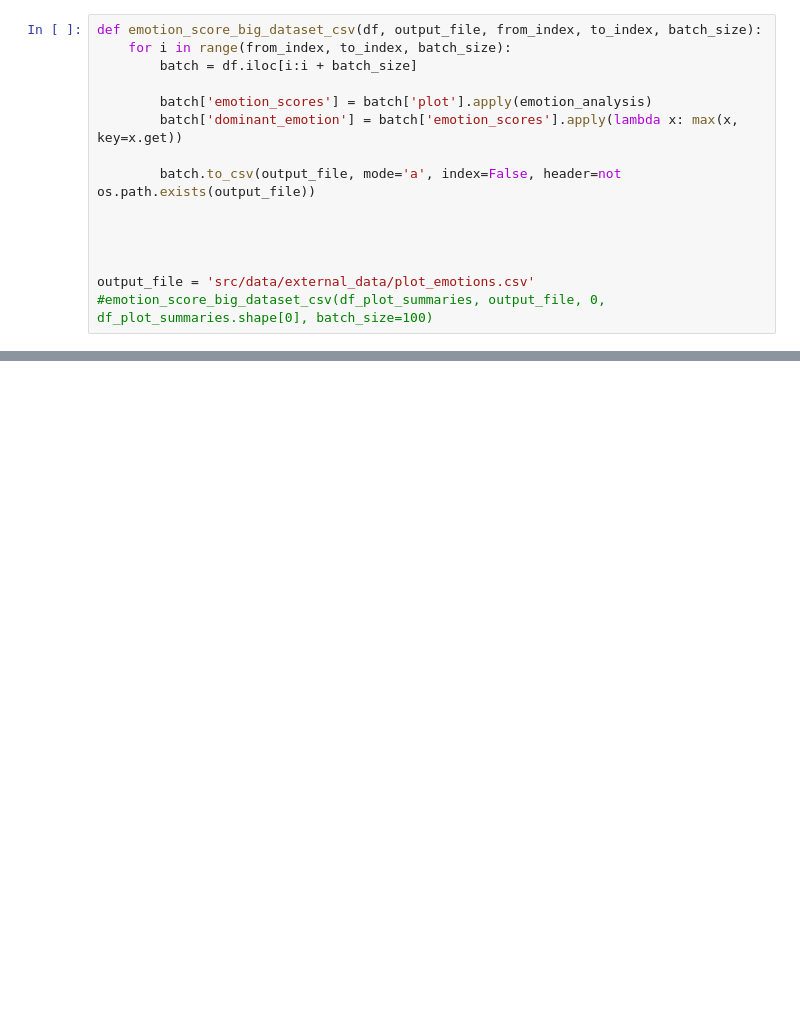
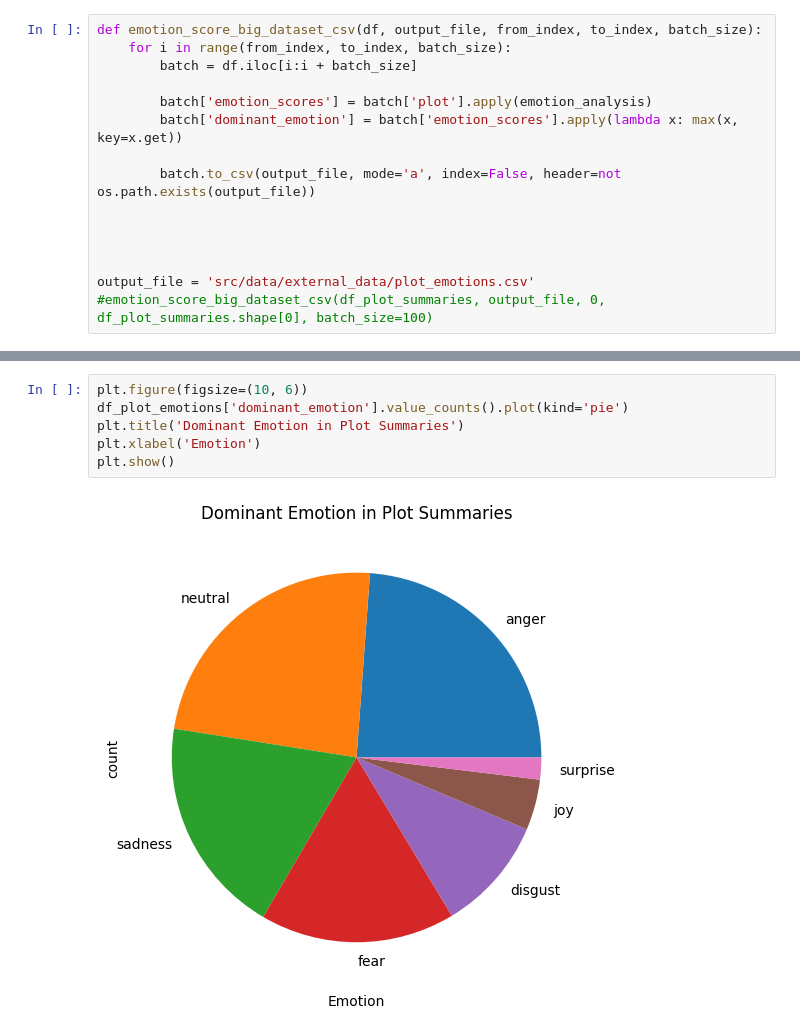
Before and after one commit to epfl-ada/ada-2024-project-adapocalypse, a Jupyter notebook: plot_summaries_analysis.ipynb, the cells around one changed output, grey strips where cells are left out. Saved outputs shown, nothing was run; the diff lists cells and outputs as text; blank space fills up the shorter version.

```diff
--- a/plot_summaries_analysis.ipynb
+++ b/plot_summaries_analysis.ipynb
@@ -184,3 +197,11 @@ plt.ylabel('Count')
 plt.show()
 # %% [output]
 [figure]
+# %%
+plt.figure(figsize=(10, 6))
+df_plot_emotions['dominant_emotion'].value_counts().plot(kind='pie')
+plt.title('Dominant Emotion in Plot Summaries')
+plt.xlabel('Emotion')
+plt.show()
+# %% [output]
+[figure, added]
```
Also changed, not shown: parts of 10 cells of this notebook.
